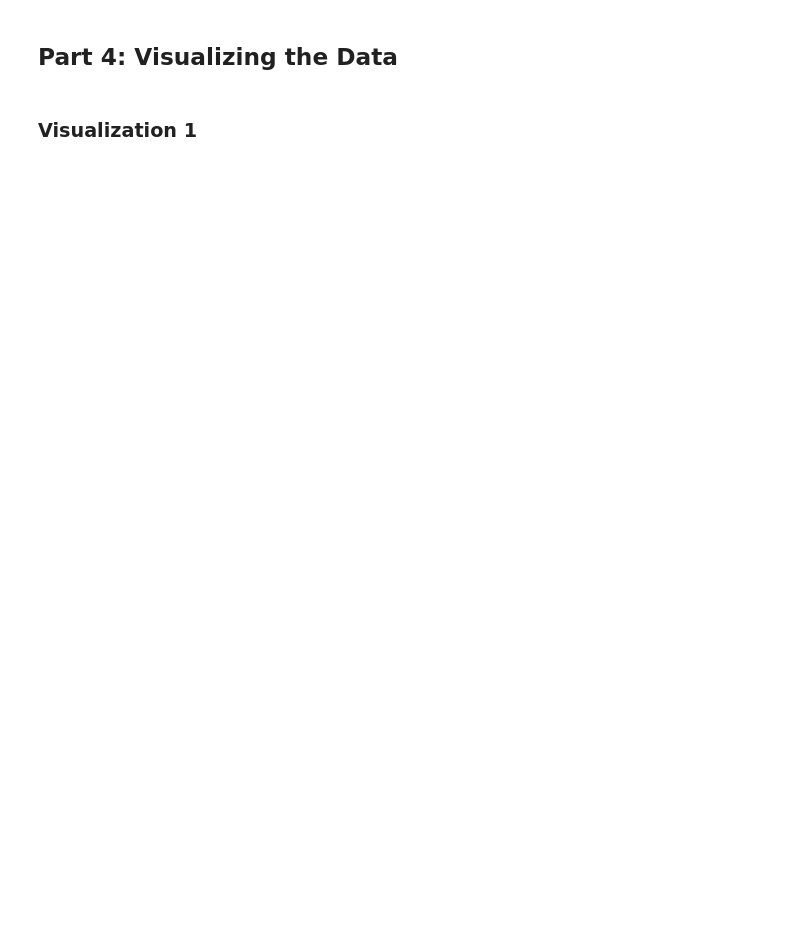
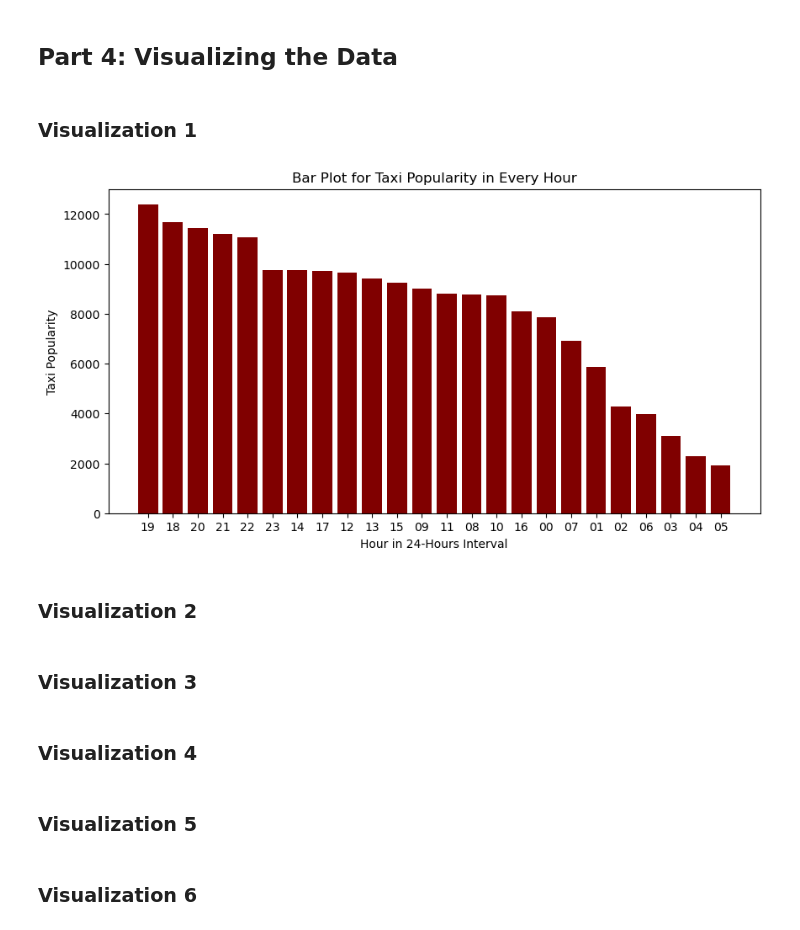
Before and after one commit to ZenanPeng/ZenanPeng-Final-Project, a Jupyter notebook: Project.ipynb, the cells around one changed output. Drawn from its saved outputs; the diff is of its cells as text; code cells hidden in the pictures; blank space fills up the shorter version.

Commit message:
First Visualization Plot Completed, Yah

```diff
--- a/Project.ipynb
+++ b/Project.ipynb
@@ -1104,27 +1104,44 @@ write_query_to_file(QUERY_6, QUERY_6_FILENAME)
 ## Part 4: Visualizing the Data
 # %% [markdown]
 ### Visualization 1
-# %%
-# use a more descriptive name for your function
-def plot_visual_1(dataframe):
-    figure, axes = plt.subplots(figsize=(20, 10))
-
-    values = "..."  # use the dataframe to pull out values needed to plot
-
-    # you may want to use matplotlib to plot your visualizations;
-    # there are also many other plot types (other
-    # than axes.plot) you can use
-    axes.plot(values, "...")
-    # there are other methods to use to label your axes, to style
-    # and set up axes labels, etc
-    axes.set_title("Some Descriptive Title")
-
-    plt.show()
 # %%
 def get_data_for_visual_1():
     # Query SQL database for the data needed.
     # You can put the data queried into a pandas dataframe, if you wish
-    raise NotImplementedError()
+    visual_1_df = pd.read_sql_query(QUERY_1, engine)
+
+    return visual_1_df
+# %%
+# use a more descriptive name for your function
+def plot_visual_1(dataframe):
+
+    figure = plt.figure(figsize=(10, 5))
+
+    plot_df_1 = get_data_for_visual_1()  # use the dataframe to pull out values needed to plot
+
+    # you may want to use matplotlib to plot your visualizations;
+    # there are also many other plot types (other
+    # than axes.plot) you can use
+    plt.bar(plot_df_1['hour'], plot_df_1['popularity'], color = 'maroon')
+    # there are other methods to use to label your axes, to style
+    # and set up axes labels, etc
+    plt.xlabel("Hour in 24-Hours Interval")
+    plt.ylabel("Taxi Popularity")
+    plt.title("Bar Plot for Taxi Popularity in Every Hour")
+
+    plt.show()
 # %%
-some_dataframe = get_data_for_visual_1()
-plot_visual_1(some_dataframe)
+visual_1_df = get_data_for_visual_1()
+plot_visual_1(visual_1_df)
+# %% [output]
+[figure, added]
+# %% [markdown]
+### Visualization 2
+# %% [markdown]
+### Visualization 3
+# %% [markdown]
+### Visualization 4
+# %% [markdown]
+### Visualization 5
+# %% [markdown]
+### Visualization 6
```
Also changed, not shown: parts of 30 cells of this notebook.
